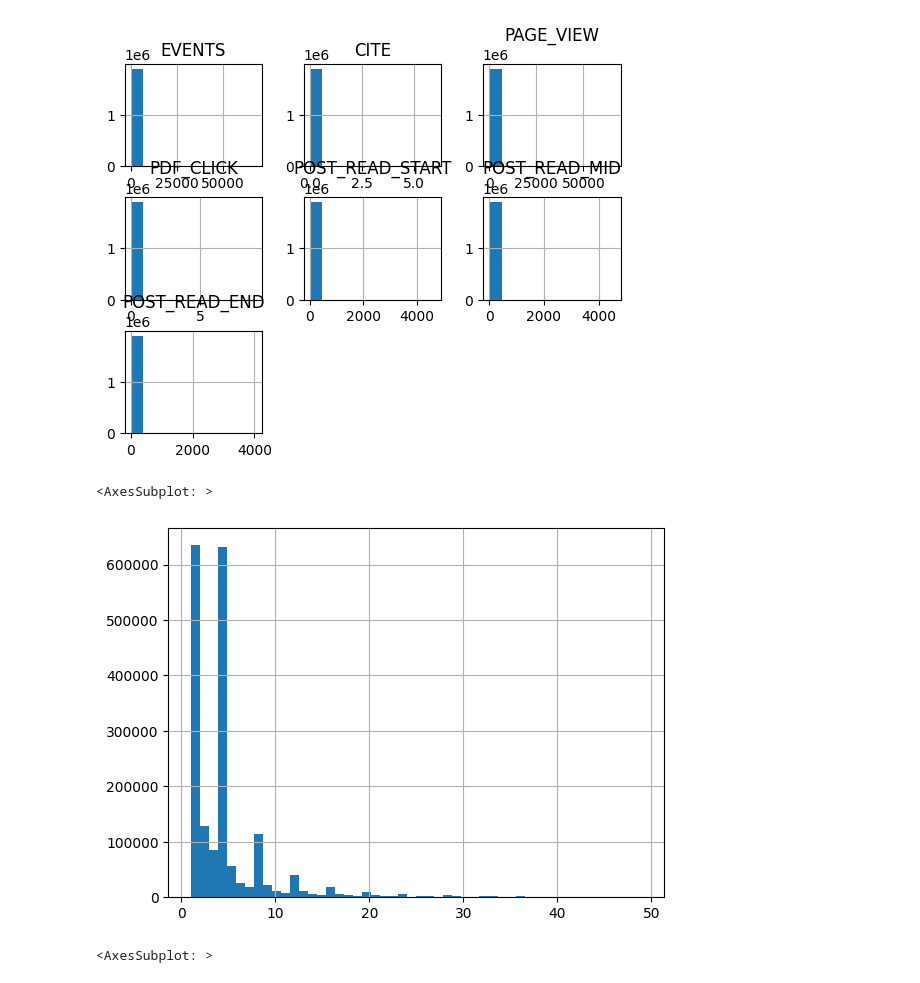
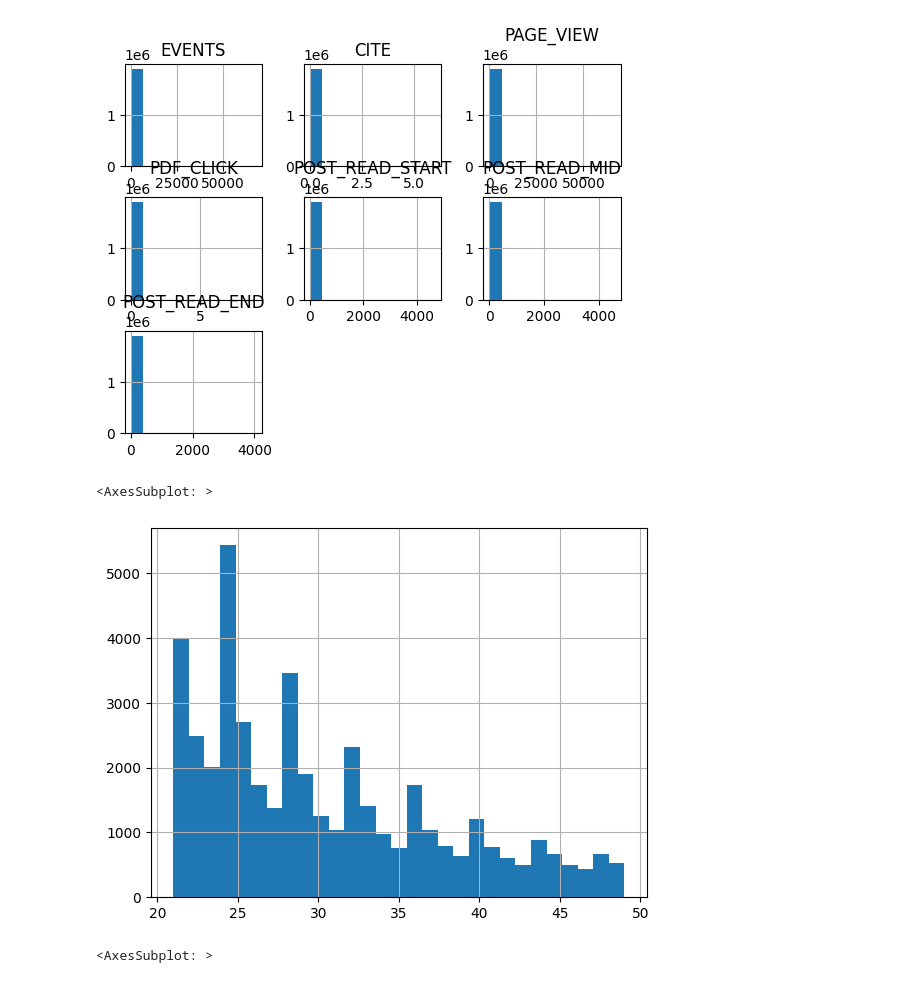
Before and after one commit to erictria/snowpark-test, a Jupyter notebook: snow_hist.ipynb, the cells around one changed output. Saved outputs shown, nothing was run; the diff lists cells and outputs as text; code cells hidden in the pictures.

```diff
--- a/snow_hist.ipynb
+++ b/snow_hist.ipynb
@@ -111,10 +111,17 @@ hist = hist_df.hist()
 [figure]
 # %%
 # remove outlier big events
-hist_df['EVENTS'].where(lambda x: x < 50).hist(bins = 50)
+hist_df['EVENTS'].where(lambda x: (x < 50) & (x > 20)).hist(bins = 29)
+
+# spike every ~4 events, most users have ~4 events only
+# figure out:
+# 1. cyclicity
+# 2. 20-50 events is good range to use - 12 different events, need at least 10x that
+# each category should have >120 (more is better); 80-20 train-test split
+# try 20-50 range vs 40-50 range at some point
 # %% [output]
 <AxesSubplot: >
-[figure, old version]
+[figure, new version]
 # %%
 # majority has 0 citations
 hist_df['CITE'].where(lambda x: x > 0).hist(bins = 5)
```
